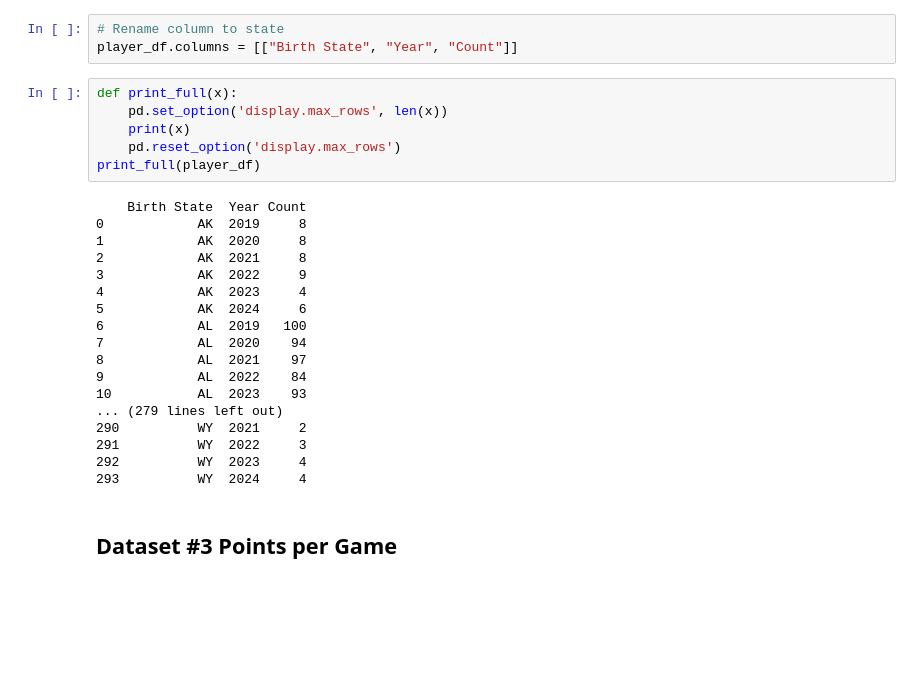
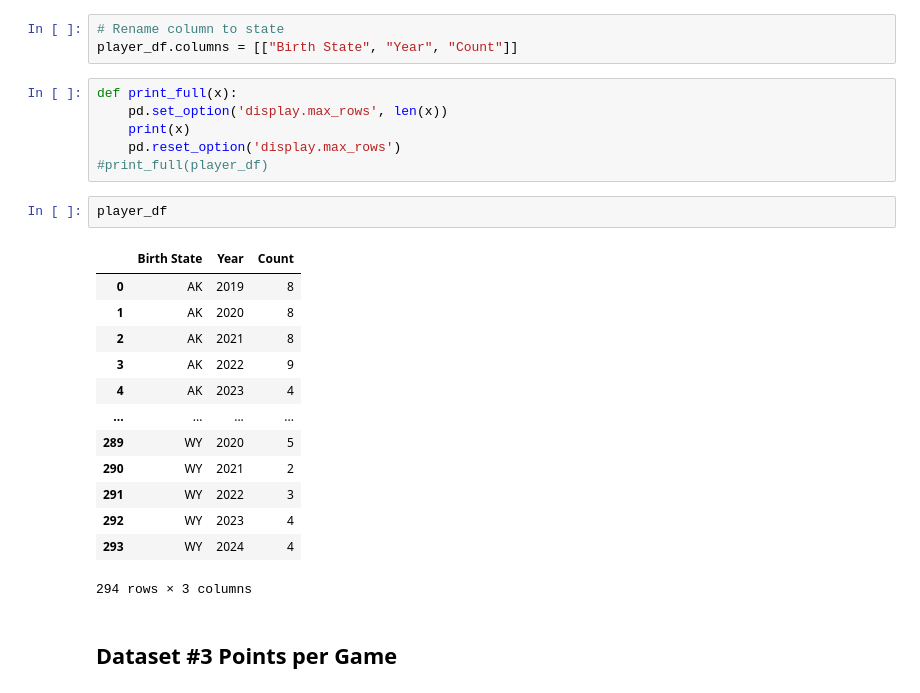
Before and after one commit to jayden789/State-weather-player-performance, a Jupyter notebook: EDACheckpoint_group69.ipynb, the cells around one changed output. Saved outputs shown, nothing was run; the diff lists cells and outputs as text; blank space fills up the shorter version.

```diff
--- a/EDACheckpoint_group69.ipynb
+++ b/EDACheckpoint_group69.ipynb
@@ -351,25 +351,23 @@ def print_full(x):
     pd.set_option('display.max_rows', len(x))
     print(x)
     pd.reset_option('display.max_rows')
-print_full(player_df)
+#print_full(player_df)
-# %% [output]
-    Birth State  Year Count
-0            AK  2019     8
-1            AK  2020     8
-2            AK  2021     8
-3            AK  2022     9
-4            AK  2023     4
-5            AK  2024     6
-6            AL  2019   100
-7            AL  2020    94
-8            AL  2021    97
-9            AL  2022    84
-10           AL  2023    93
-... (279 lines left out)
-290          WY  2021     2
-291          WY  2022     3
-292          WY  2023     4
-293          WY  2024     4
+# %%
+player_df
+# %% [output]
+|  | Birth State | Year | Count |
+| 0 | AK | 2019 | 8 |
+| 1 | AK | 2020 | 8 |
+| 2 | AK | 2021 | 8 |
+| 3 | AK | 2022 | 9 |
+| 4 | AK | 2023 | 4 |
+| ... | ... | ... | ... |
+| 289 | WY | 2020 | 5 |
+| 290 | WY | 2021 | 2 |
+| 291 | WY | 2022 | 3 |
+| 292 | WY | 2023 | 4 |
+| 293 | WY | 2024 | 4 |
+294 rows × 3 columns
 # %% [markdown]
 ## Dataset #3 Points per Game
 # %%
```
Also changed, not shown: parts of 16 cells of this notebook.
